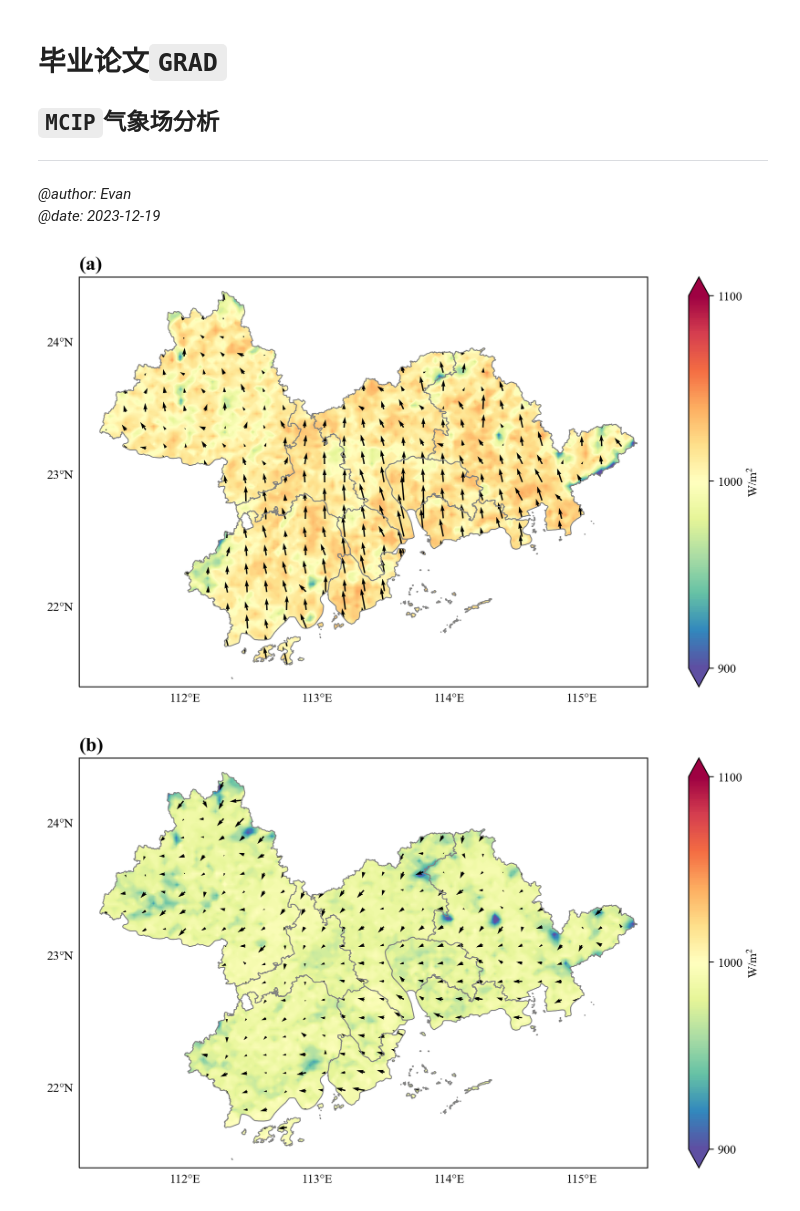
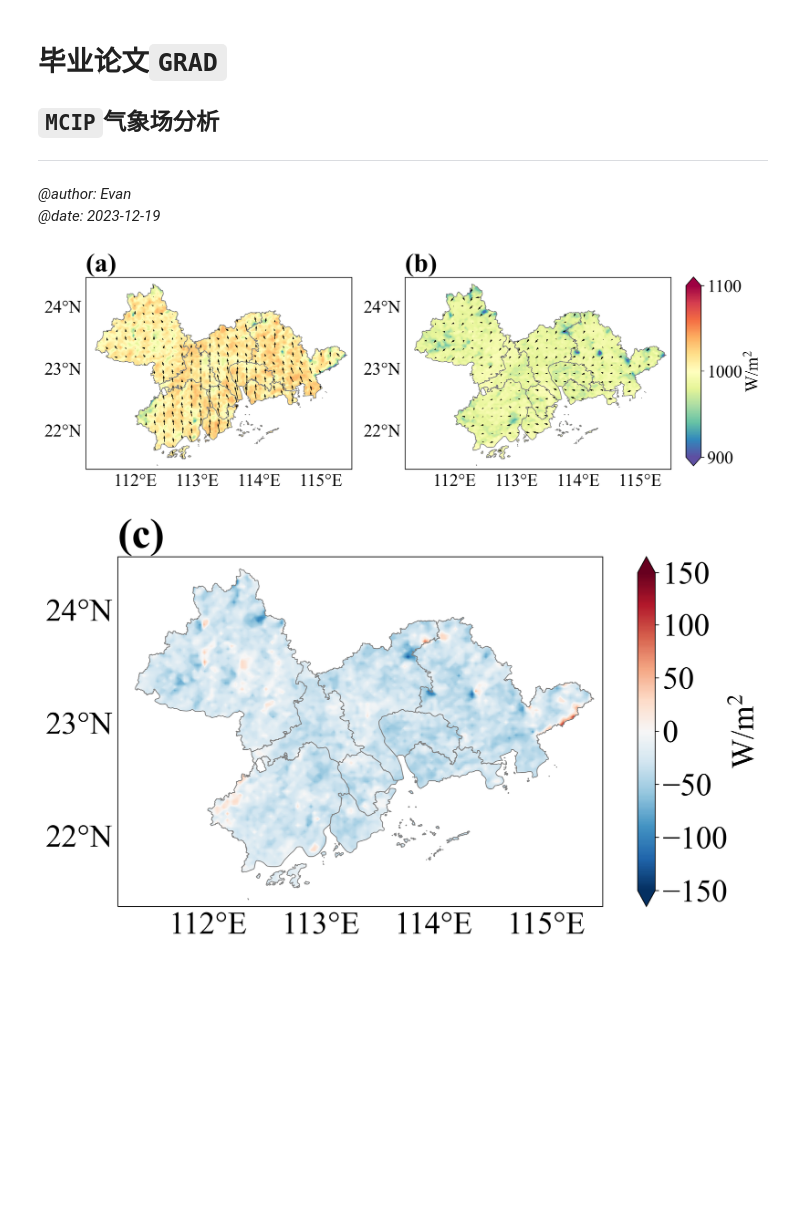
Before and after one commit to Iphisxu/MasterGRAD-Seasonally, a Jupyter notebook: scripts/Ground/Plot_spatial/Radiation.ipynb, the cells around one changed output. Cells and saved outputs as stored; diff of their text form; code cells hidden in the pictures; blank space fills up the shorter version.

```diff
--- a/scripts/Ground/Plot_spatial/Radiation.ipynb
+++ b/scripts/Ground/Plot_spatial/Radiation.ipynb
@@ -46,16 +46,20 @@ cmax=1100
 cmstep=1
 cbstep=100
 # %%
-plot_PRD_map(avg_summer, cmin, cmax, cmstep, cbstep,
-             mean_summer, uwind_summer, vwind_summer,
+map_noneobs(avg_summer, cmin, cmax, cmstep, cbstep,
+             mean_summer, mean_autumn,uwind_summer, vwind_summer,uwind_autumn, vwind_autumn,
              ngrid=5, scale=100, headwidth=3,
-             title='(a)', colorbar_label='W/m$^2$')
+             colorbar_label='W/m$^2$')
 # %% [output]
-[figure, old version]
+[figure, new version]
 # %%
-plot_PRD_map(avg_summer, cmin, cmax, cmstep, cbstep,
-             mean_autumn, uwind_autumn, vwind_autumn,
-             ngrid=5, scale=100, headwidth=3,
-             title='(b)', colorbar_label='W/m$^2$')
+cmin = -150
+cmax = 150
+cmstep = 1
+cbstep = 50
+
+diff_noneobs(avg_summer, cmin, cmax, cmstep, cbstep,
+              mean_summer, mean_autumn,
+              title='(c)', colorbar_label='W/m$^2$')
 # %% [output]
-[figure, old version]
+[figure, new version]
```
Also changed, not shown: parts of 2 cells of this notebook, 9 other files.
